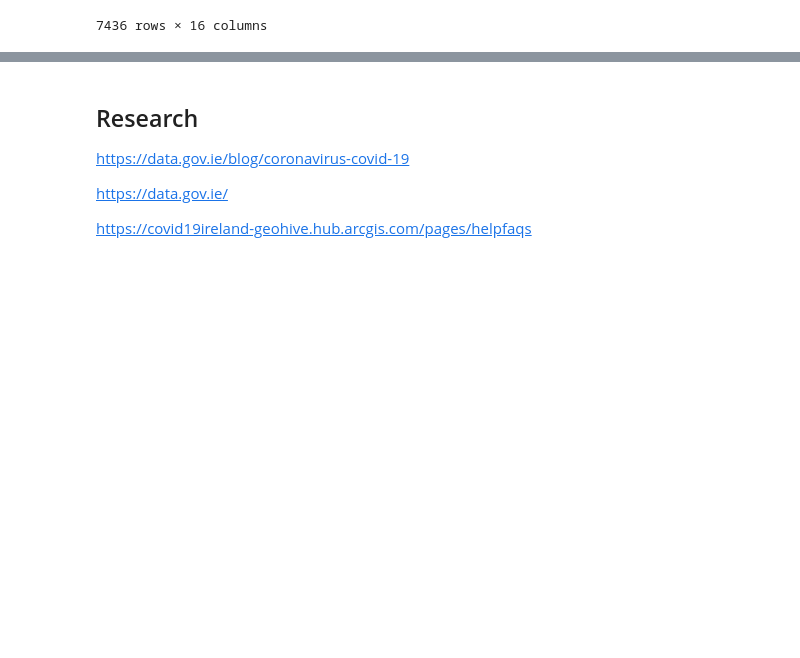
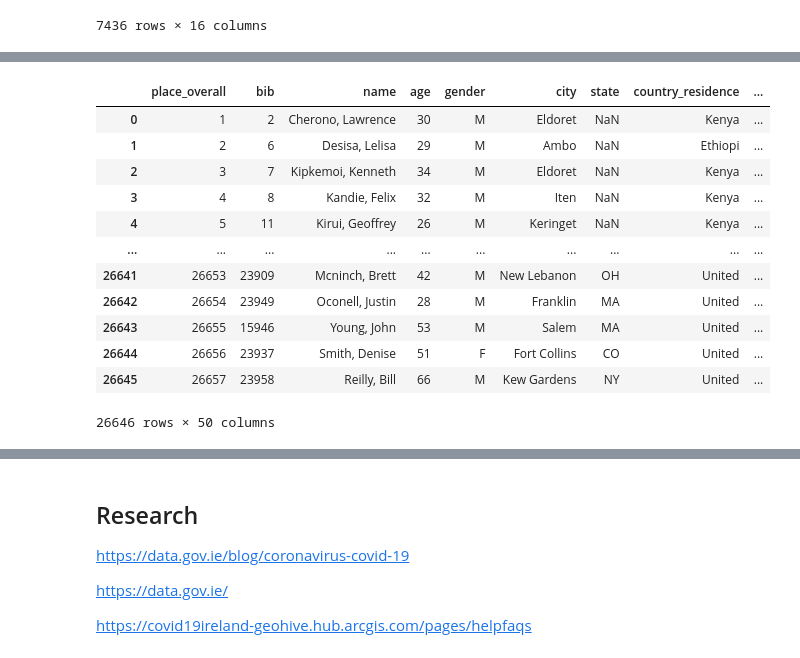
Before and after one commit to eoinlees/PforDA-Project-2020, a Jupyter notebook: Project-2020.ipynb, the cells around one changed output, grey strips where cells are left out. Saved outputs shown, nothing was run; the diff lists cells and outputs as text; code cells hidden in the pictures; blank space fills up the shorter version.

```diff
--- a/Project-2020.ipynb
+++ b/Project-2020.ipynb
@@ -77,0 +136,17 @@ Name: CountyName, Length: 7436, dtype: object
+# %%
+marathonData = pd.read_csv("./results2019.csv")
+marathonData
+# %% [output]
+|  | place_overall | bib | name | age | gender | city | state | country_residence | ... |
+| 0 | 1 | 2 | Cherono, Lawrence | 30 | M | Eldoret | NaN | Kenya | ... |
+| 1 | 2 | 6 | Desisa, Lelisa | 29 | M | Ambo | NaN | Ethiopi | ... |
+| 2 | 3 | 7 | Kipkemoi, Kenneth | 34 | M | Eldoret | NaN | Kenya | ... |
+| 3 | 4 | 8 | Kandie, Felix | 32 | M | Iten | NaN | Kenya | ... |
+| 4 | 5 | 11 | Kirui, Geoffrey | 26 | M | Keringet | NaN | Kenya | ... |
+| ... | ... | ... | ... | ... | ... | ... | ... | ... | ... |
+| 26641 | 26653 | 23909 | Mcninch, Brett | 42 | M | New Lebanon | OH | United | ... |
+| 26642 | 26654 | 23949 | Oconell, Justin | 28 | M | Franklin | MA | United | ... |
+| 26643 | 26655 | 15946 | Young, John | 53 | M | Salem | MA | United | ... |
+| 26644 | 26656 | 23937 | Smith, Denise | 51 | F | Fort Collins | CO | United | ... |
+| 26645 | 26657 | 23958 | Reilly, Bill | 66 | M | Kew Gardens | NY | United | ... |
+26646 rows × 50 columns
```
Also changed, not shown: parts of 8 cells of this notebook, 1 other file.
